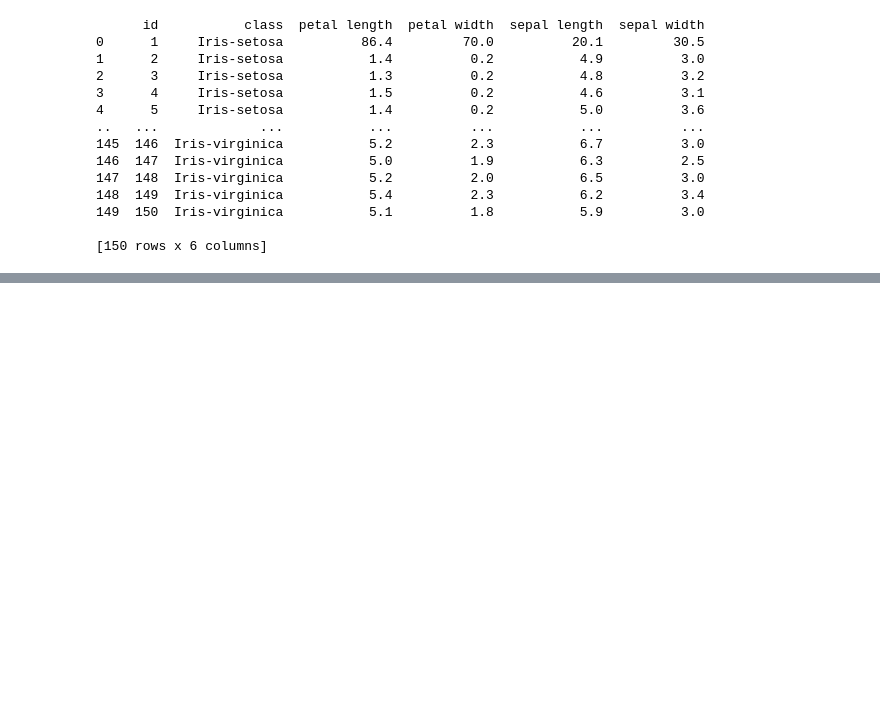
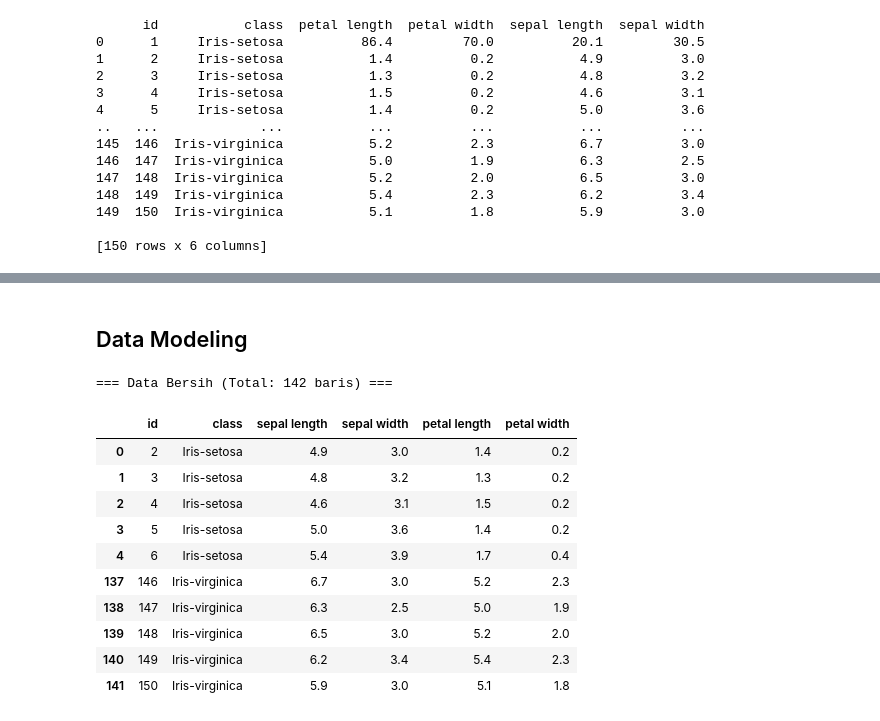
Before and after one commit to rhindottire/Data-Mining, a Jupyter notebook: pendata/Tugas2.ipynb, the cells around one changed output, grey strips where cells are left out. Cells and saved outputs as stored; diff of their text form; code cells hidden in the pictures; blank space fills up the shorter version.

```diff
--- a/pendata/Tugas2.ipynb
+++ b/pendata/Tugas2.ipynb
@@ -270,0 +221,26 @@ finally:
+# %%
+# Drop kolom non-numerik
+df_numeric = df_iris.drop(columns=['id', 'class'])
+
+# Normalisasi data (krusial untuk KNN)
+scaler = StandardScaler()
+df_scaled = scaler.fit_transform(df_numeric) # Drop kolom non-numerik
+df_numeric = df_iris.drop(columns=['id', 'class'])
+
+# Normalisasi data (krusial untuk KNN)
+df_scaled = scaler.fit_transform(df_numeric)
+# %%
+# Pilih K = 5 tetangga terdekat
+k = 5
+nbrs = NearestNeighbors(n_neighbors=k)
+nbrs.fit(df_scaled)
+
+# Hitung jarak ke K tetangga terdekat
+distances, indices = nbrs.kneighbors(df_scaled)
+
+# Hitung anomaly score (rata-rata jarak ke K tetangga)
+anomaly_scores = distances.mean(axis=1)
+
+# Tentukan threshold outlier (misal: persentil 95)
+threshold = np.percentile(anomaly_scores, 95)
+outliers = df_iris[anomaly_scores > threshold]
@@ -270,0 +273,19 @@ finally:
+# %% [markdown]
+## Data Modeling
+# %%
+print("\n=== Data Bersih (Total: {} baris) ===".format(len(df_clean)))
+clean_head_tail = pd.concat([df_clean.head(), df_clean.tail()])
+display(clean_head_tail[['id', 'class', 'sepal length', 'sepal width', 'petal length', 'petal width']])
+# %% [output]
+=== Data Bersih (Total: 142 baris) ===
+|  | id | class | sepal length | sepal width | petal length | petal width |
+| 0 | 2 | Iris-setosa | 4.9 | 3.0 | 1.4 | 0.2 |
+| 1 | 3 | Iris-setosa | 4.8 | 3.2 | 1.3 | 0.2 |
+| 2 | 4 | Iris-setosa | 4.6 | 3.1 | 1.5 | 0.2 |
+| 3 | 5 | Iris-setosa | 5.0 | 3.6 | 1.4 | 0.2 |
+| 4 | 6 | Iris-setosa | 5.4 | 3.9 | 1.7 | 0.4 |
+| 137 | 146 | Iris-virginica | 6.7 | 3.0 | 5.2 | 2.3 |
+| 138 | 147 | Iris-virginica | 6.3 | 2.5 | 5.0 | 1.9 |
+| 139 | 148 | Iris-virginica | 6.5 | 3.0 | 5.2 | 2.0 |
+| 140 | 149 | Iris-virginica | 6.2 | 3.4 | 5.4 | 2.3 |
+| 141 | 150 | Iris-virginica | 5.9 | 3.0 | 5.1 | 1.8 |
```
Also changed, not shown: parts of 12 cells of this notebook, 4 other files.
